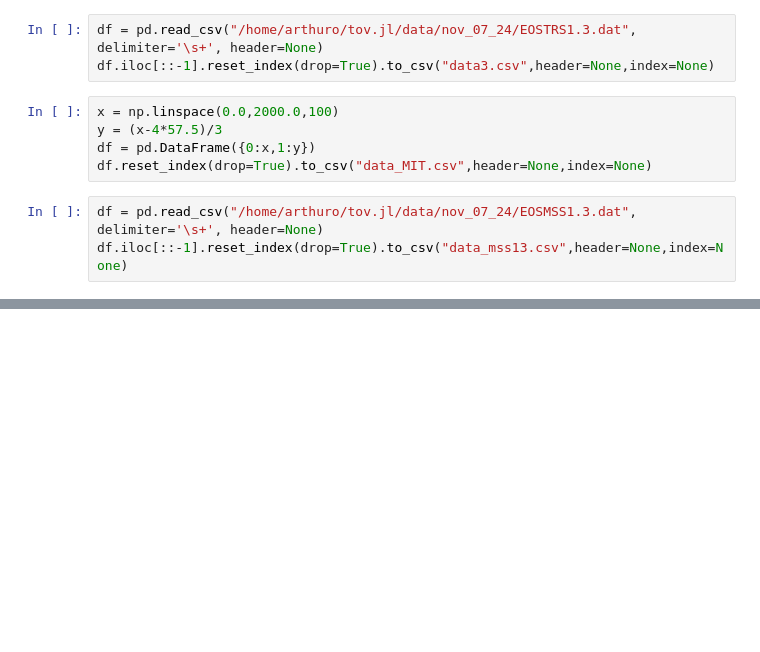
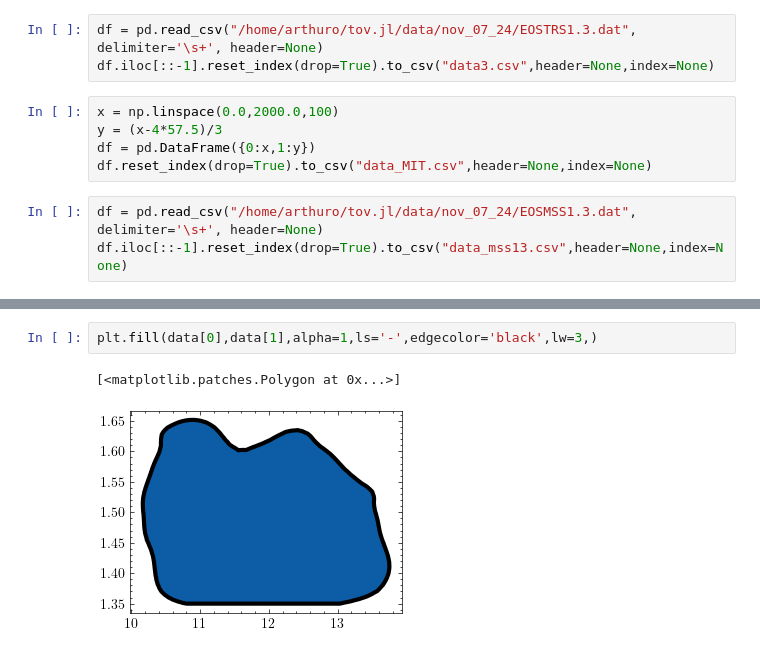
Before and after one commit to SunkPlane29/tov_arthur.jl, a Jupyter notebook: data/nov_07_24/plotting.ipynb, the cells around one changed output, grey strips where cells are left out. Saved outputs shown, nothing was run; the diff lists cells and outputs as text; blank space fills up the shorter version.

```diff
--- a/data/nov_07_24/plotting.ipynb
+++ b/data/nov_07_24/plotting.ipynb
@@ -72,0 +104,5 @@ plt.show()
+# %%
+plt.fill(data[0],data[1],alpha=1,ls='-',edgecolor='black',lw=3,)
+# %% [output]
+[<matplotlib.patches.Polygon at 0x...>]
+[figure, added]
```
Also changed, not shown: parts of 3 cells of this notebook, 11 other files.
